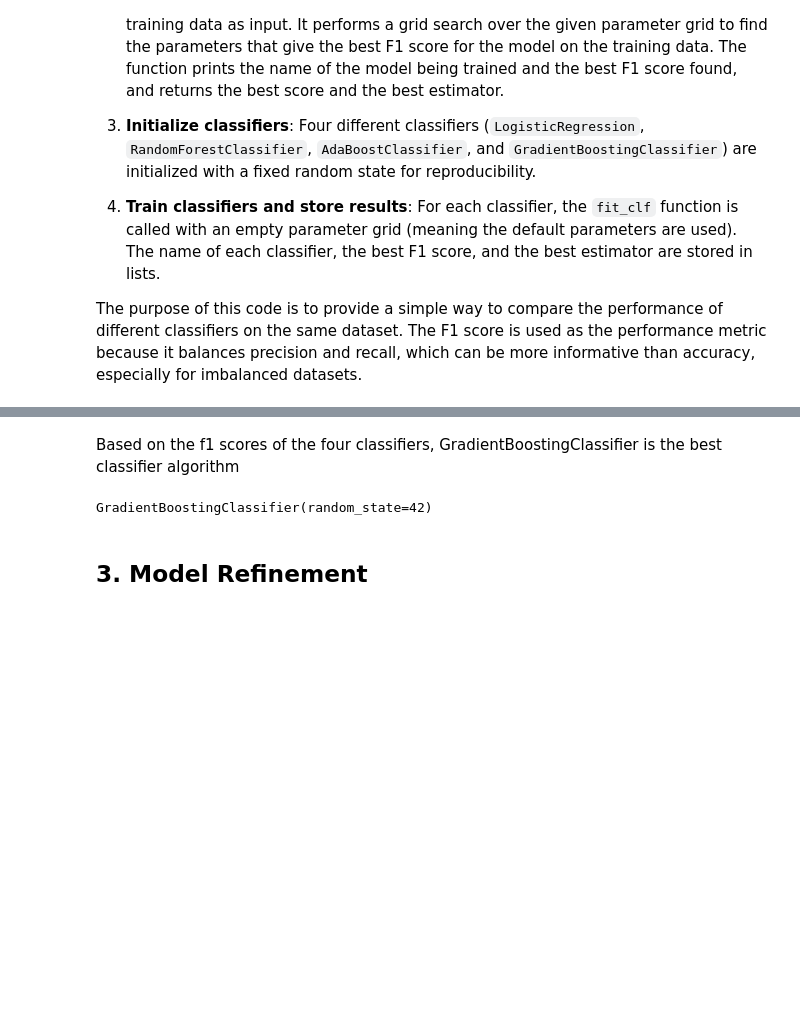
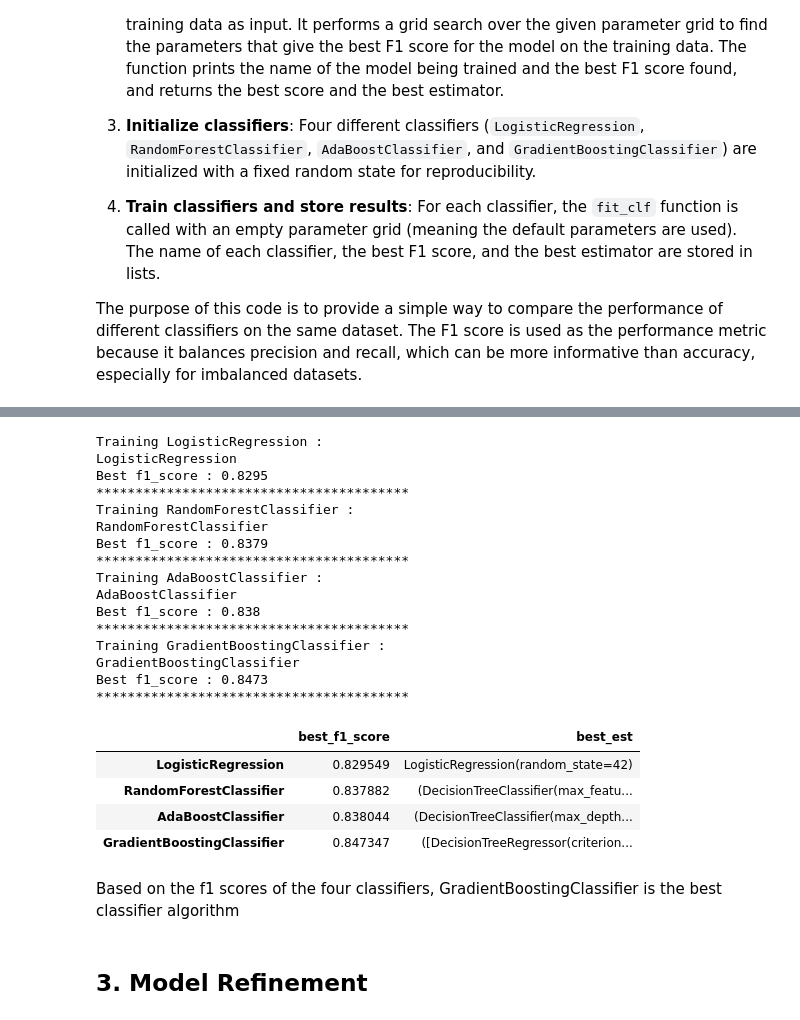
Before and after one commit to jan-casas/udacity-starbucks, a Jupyter notebook: Starbucks_Capstone_notebook.ipynb, the cells around one changed output, grey strips where cells are left out. Cells and saved outputs as stored; diff of their text form; code cells hidden in the pictures; blank space fills up the shorter version.

```diff
--- a/Starbucks_Capstone_notebook.ipynb
+++ b/Starbucks_Capstone_notebook.ipynb
@@ -147,28 +89,0 @@ Data type of 'became_member_on' after conversion: datetime64[ns]
-# %%
-def clean_transcript(transcript):
-    # replace the space in event with _ then create dummy columns for each event
-    transcript.event = transcript.event.str.replace(' ', '_')
-    event = pd.get_dummies(transcript.event, prefix="event")
-    # combine the event dummy columns with the original transcript dataset and drop the original event column
-    transcript_clean = pd.concat([transcript, event], axis=1, sort=False)
-    transcript_clean.drop(columns='event', inplace=True)
-    # extract offer id from the value column
-    transcript_clean['offer_id'] = [[*v.values()][0]
-                                    if [*v.keys()][0] in ['offer id', 'offer_id']
-                                    else None
-                                    for v in transcript_clean.value]
-    # extract transaction amount from the value column
-    transcript_clean['amount'] = [np.round([*v.values()][0], decimals=2)
-                                  if [*v.keys()][0] == 'amount'
-                                  else None
-                                  for v in transcript_clean.value]
-    # drop the value column after extraction
-    transcript_clean.drop(columns='value', inplace=True)
-    # rename the person column to customer_id
-    transcript_clean.rename(columns={'person': 'customer_id'}, inplace=True)
-    return transcript_clean
-
-
-# save the cleaned transcript dataset to transcript_clean
-transcript_clean = clean_transcript(transcript)
-transcript_clean.head()
@@ -630,15 +499,42 @@ Best f1_score : 0.8473
+# %%
+from models.train_classifier import *
+
+# Initialize classifiers
+RANDOM_STATE_SEED = 42
+classifiers = {
+    LogisticRegression(random_state=RANDOM_STATE_SEED): {},
+    RandomForestClassifier(random_state=RANDOM_STATE_SEED): {},
+    AdaBoostClassifier(random_state=RANDOM_STATE_SEED): {},
+    GradientBoostingClassifier(random_state=RANDOM_STATE_SEED): {}
+}
+
+# Replace X_train and y_train with your actual training data
+clf_df = train_and_evaluate_classifiers(classifiers, X_train, y_train)
+clf_df
+# %% [output]
+Training LogisticRegression :
+LogisticRegression
+Best f1_score : 0.8295
+****************************************
+Training RandomForestClassifier :
+RandomForestClassifier
+Best f1_score : 0.8379
+****************************************
+Training AdaBoostClassifier :
+AdaBoostClassifier
+Best f1_score : 0.838
+****************************************
+Training GradientBoostingClassifier :
+GradientBoostingClassifier
+Best f1_score : 0.8473
+****************************************
+|  | best_f1_score | best_est |
+| LogisticRegression | 0.829549 | LogisticRegression(random_state=42) |
+| RandomForestClassifier | 0.837882 | (DecisionTreeClassifier(max_featu... |
+| AdaBoostClassifier | 0.838044 | (DecisionTreeClassifier(max_depth... |
+| GradientBoostingClassifier | 0.847347 | ([DecisionTreeRegressor(criterion... |
 # %% [markdown]
 Based on the f1 scores of the four classifiers, GradientBoostingClassifier is the best classifier algorithm
-# %%
-# Create a dataframe to compare the classifiers
-clf_dict['best_f1_score'] = clf_scores
-clf_dict['best_est'] = clf_best_ests
-clf_df = pd.DataFrame(clf_dict, index=clf_names)
-clf_df
-
-clf_df.loc['GradientBoostingClassifier', 'best_est']
-# %% [output]
-GradientBoostingClassifier(random_state=42)
 # %% [markdown]
 ## 3. Model Refinement
 # %% [markdown]
```
Also changed, not shown: parts of 23 cells of this notebook.
